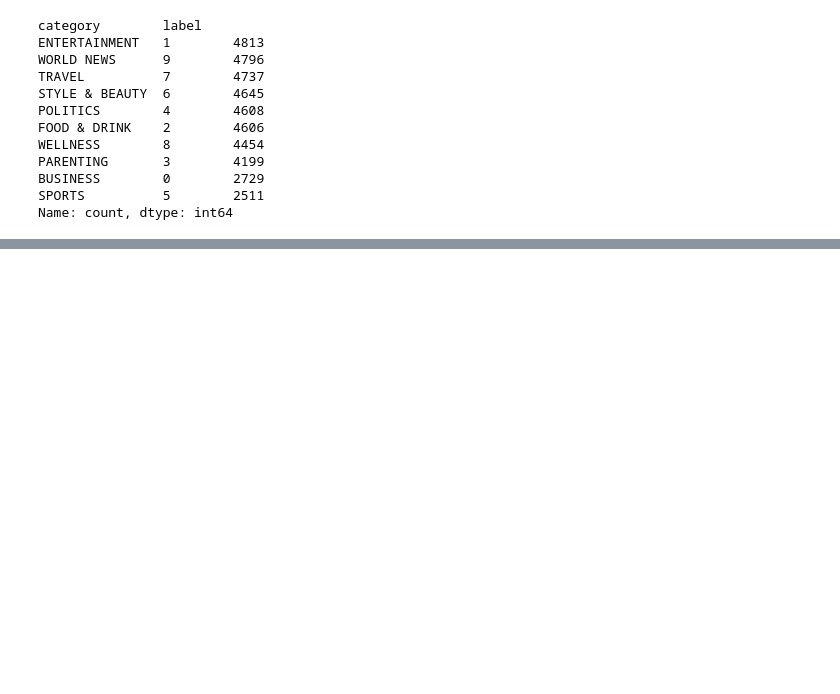
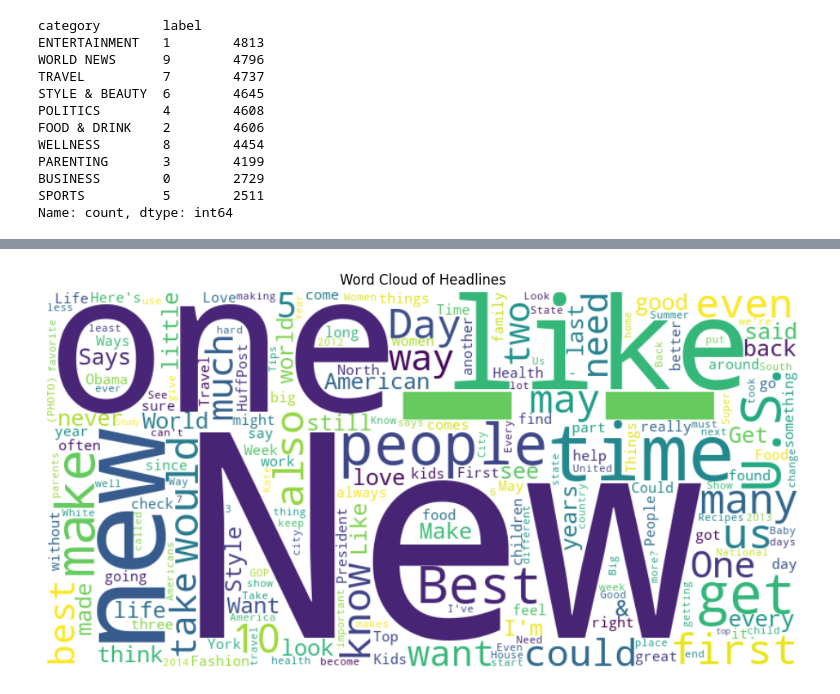
Before and after one commit to Ishaansh7/URANUS, a Jupyter notebook: EDA.ipynb, the cells around one changed output, grey strips where cells are left out. Drawn from its saved outputs; the diff is of its cells as text; code cells hidden in the pictures; blank space fills up the shorter version.

```diff
--- a/EDA.ipynb
+++ b/EDA.ipynb
@@ -41,4 +35,6 @@ label              0
 dtype: int64
+# %%
+df.dropna(subset=['keywords'], inplace=True)
 # %%
 df.info()
 # %% [output]
@@ -152,0 +119,35 @@ df2=df.copy()
+# %%
+from collections import Counter
+from wordcloud import WordCloud
+import matplotlib.pyplot as plt
+import nltk
+from nltk.corpus import stopwords
+
+# Download stopwords if not already downloaded
+nltk.download('stopwords')
+
+# Get the English stopwords
+stop_words = set(stopwords.words('english'))
+
+# Combine headlines and short descriptions
+text = ' '.join(df['headline']) + ' ' + ' '.join(df['abstract'])
+
+# Define additional phrases to ignore
+ignore_phrases = ["(PHOTOS)", "(VIDEO)"]
+
+# Tokenize text and remove stopwords and ignore phrases
+words = [word for word in text.split() if word.lower() not in stop_words and word not in ignore_phrases]
+
+# Count the frequency of each word
+word_counts = Counter(words)
+
+# Generate word cloud
+wordcloud = WordCloud(width=800, height=400, background_color='white').generate_from_frequencies(word_counts)
+
+# Plot word cloud
+plt.figure(figsize=(12, 6))
+plt.imshow(wordcloud, interpolation='bilinear')
+plt.title('Word Cloud of Headlines')
+plt.axis('off')
+plt.show()
+# %% [output]
@@ -152,0 +157 @@ df2=df.copy()
+[figure, added]
```
Also changed, not shown: parts of 19 cells of this notebook.
